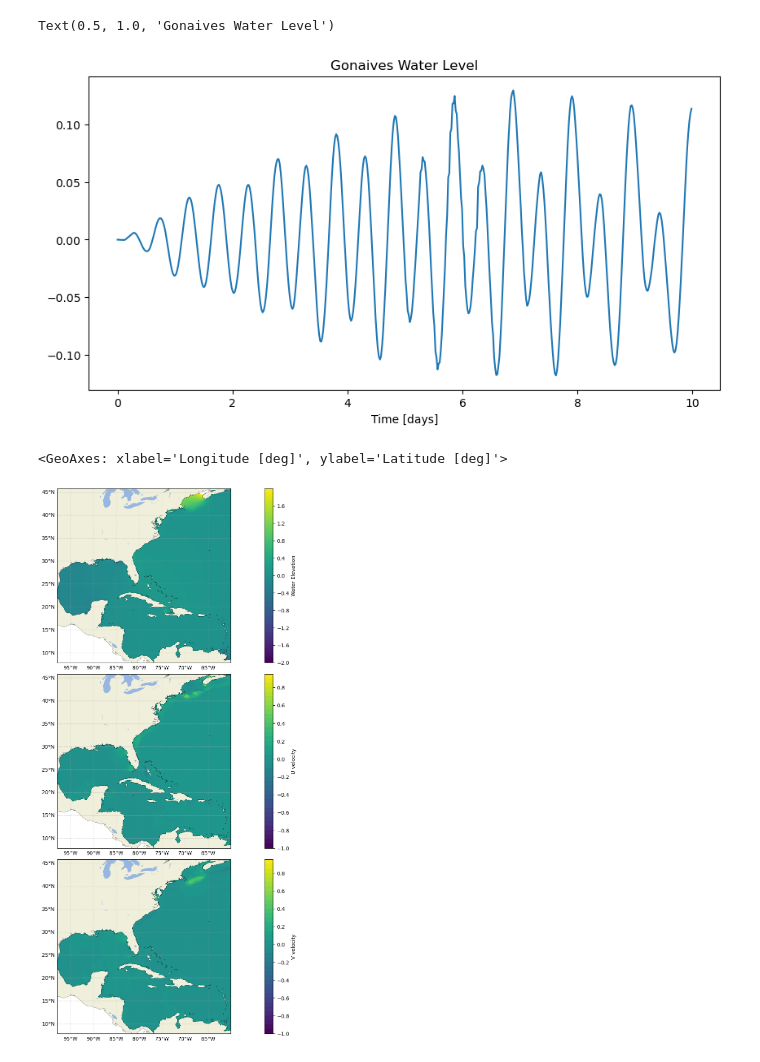
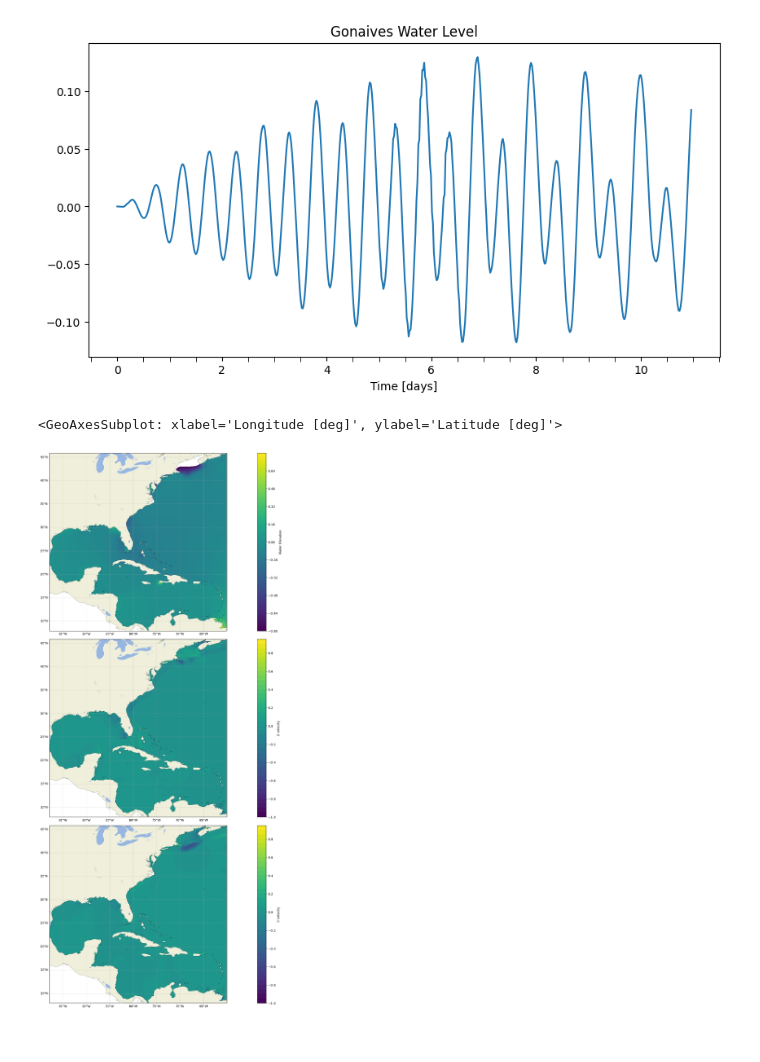
Before and after one commit to aesgeorges/LaGonaveFM, a Jupyter notebook: analysis/quickplot.ipynb, the cells around one changed output. Drawn from its saved outputs; the diff is of its cells as text; code cells hidden in the pictures.

```diff
--- a/analysis/quickplot.ipynb
+++ b/analysis/quickplot.ipynb
@@ -16,7 +17,7 @@ from plotting import plot_nc
 # Storm to be visualized
 stage = "staging"
 HURRICANE = "Matthew2016"
-path = "../"+stage+"/runs/"+HURRICANE+'_test'
+path = "../"+stage+"/runs/"+HURRICANE
 # %%
 ele = netcdf.Dataset(path+'/fort.63.nc')
 vel = netcdf.Dataset(path+'/fort.64.nc')
@@ -76,16 +85,18 @@ fig, ax = plt.subplots(figsize=(10, 5))
 ax.plot(time_in_days, zeta[:, 15933])
 ax.set_xlabel('Time [days]')
 ax.set_title('Gonaives Water Level')
+
+ax.xaxis.set_minor_locator(ticker.MultipleLocator(0.5))
+ax.tick_params(axis='x', which='minor', length=4, color='black')
 # %% [output]
-Text(0.5, 1.0, 'Gonaives Water Level')
-[figure, old version]
+[figure, new version]
 # %%
-fig, axs = plt.subplots(3,1, subplot_kw={'projection': ccrs.PlateCarree()}, constrained_layout=True, figsize=(20,15))
+fig, axs = plt.subplots(3,1, subplot_kw={'projection': ccrs.PlateCarree()}, constrained_layout=True, figsize=(30,25))
 axs = axs.flatten()
-ts = 320
-plot_nc(ele, 'zeta', ts=ts, ax=axs[0], levels=np.arange(-2., 2., 0.001), background_map=True, cbar=True, cb_label='Water Elevation', fig=fig)
+ts = 305
+plot_nc(ele, 'zeta', ts=ts, ax=axs[0], levels=np.arange(-.8, .8, 0.001), background_map=True, cbar=True, cb_label='Water Elevation', fig=fig)
 plot_nc(vel, 'u-vel', ts=ts, ax=axs[1], levels=np.arange(-1., 1., 0.05), background_map=True, cbar=True, cb_label='U velocity', fig=fig)
 plot_nc(vel, 'v-vel', ts=ts, ax=axs[2], levels=np.arange(-1., 1., 0.05), background_map=True, cbar=True, cb_label='V velocity', fig=fig)
 # %% [output]
-<GeoAxes: xlabel='Longitude [deg]', ylabel='Latitude [deg]'>
+<GeoAxesSubplot: xlabel='Longitude [deg]', ylabel='Latitude [deg]'>
-[figure, old version]
+[figure, new version]
```
Also changed, not shown: parts of 7 cells of this notebook, 22 other files.
